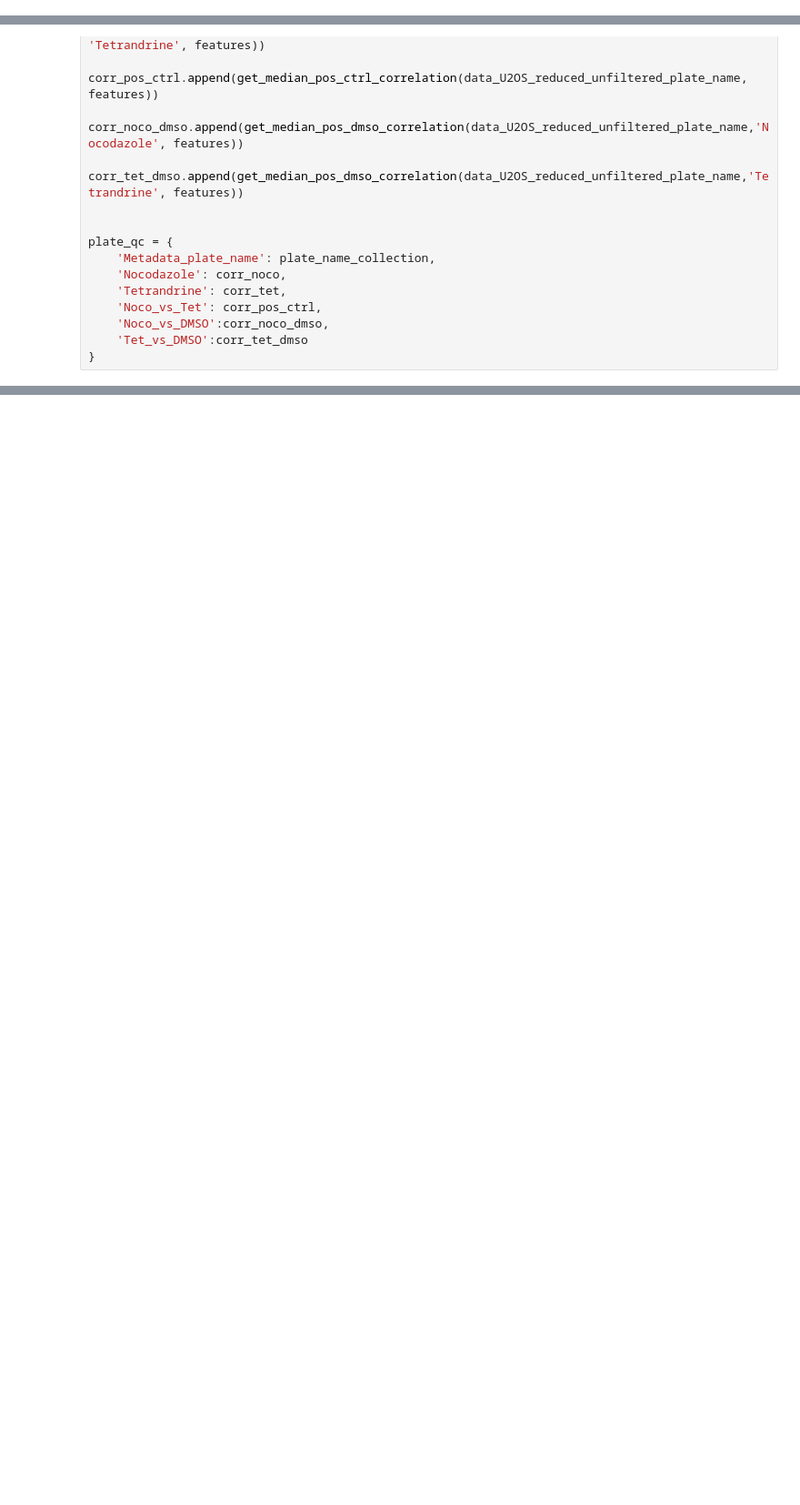
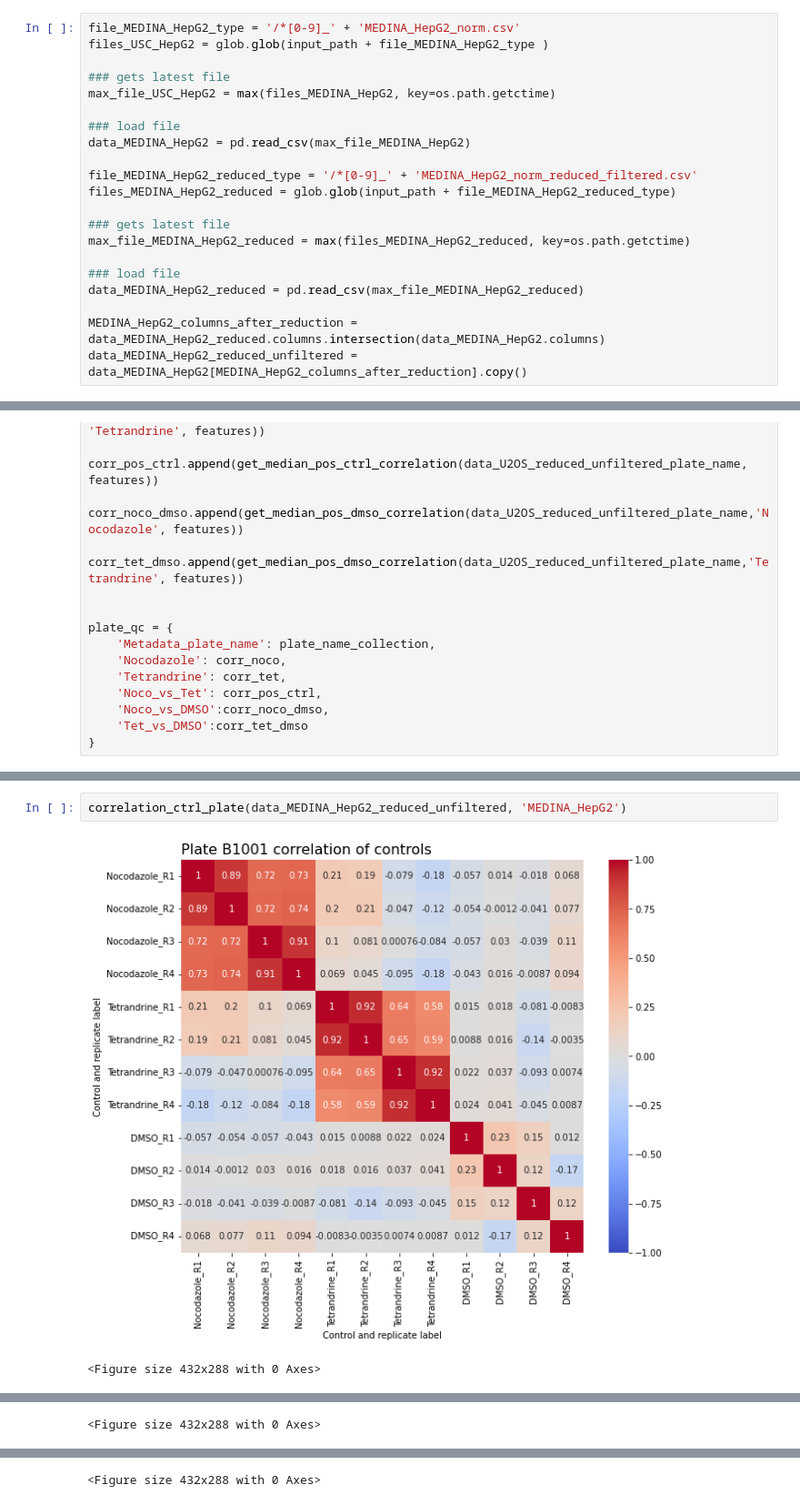
Before and after one commit to schmiedc/EU-OS_bioactives, a Jupyter notebook: Revision/Correlation_PosControls/Correlation_PosControls.ipynb, the cells around one changed output, grey strips where cells are left out. Shown at 91% size. Cells and saved outputs as stored; diff of their text form; blank space fills up the shorter version.

```diff
--- a/Revision/Correlation_PosControls/Correlation_PosControls.ipynb
+++ b/Revision/Correlation_PosControls/Correlation_PosControls.ipynb
@@ -51,0 +100,21 @@ data_U2OS_reduced_unfiltered = data_U2OS[columns_after_reduction].copy()
+# %%
+file_MEDINA_HepG2_type = '/*[0-9]_' + 'MEDINA_HepG2_norm.csv'
+files_USC_HepG2 = glob.glob(input_path + file_MEDINA_HepG2_type )
+
+### gets latest file
+max_file_USC_HepG2 = max(files_MEDINA_HepG2, key=os.path.getctime)
+
+### load file
+data_MEDINA_HepG2 = pd.read_csv(max_file_MEDINA_HepG2)
+
+file_MEDINA_HepG2_reduced_type = '/*[0-9]_' + 'MEDINA_HepG2_norm_reduced_filtered.csv'
+files_MEDINA_HepG2_reduced = glob.glob(input_path + file_MEDINA_HepG2_reduced_type)
+
+### gets latest file
+max_file_MEDINA_HepG2_reduced = max(files_MEDINA_HepG2_reduced, key=os.path.getctime)
+
+### load file
+data_MEDINA_HepG2_reduced = pd.read_csv(max_file_MEDINA_HepG2_reduced)
+
+MEDINA_HepG2_columns_after_reduction = data_MEDINA_HepG2_reduced.columns.intersection(data_MEDINA_HepG2.columns)
+data_MEDINA_HepG2_reduced_unfiltered = data_MEDINA_HepG2[MEDINA_HepG2_columns_after_reduction].copy()
@@ -290,0 +327,5 @@ dtype: float64
+# %%
+correlation_ctrl_plate(data_MEDINA_HepG2_reduced_unfiltered, 'MEDINA_HepG2')
+# %% [output]
+[figure, added]
+<Figure size 432x288 with 0 Axes>
@@ -290,0 +333 @@ dtype: float64
+<Figure size 432x288 with 0 Axes>
@@ -290,0 +335 @@ dtype: float64
+<Figure size 432x288 with 0 Axes>
```
Also changed, not shown: parts of 26 cells of this notebook.
